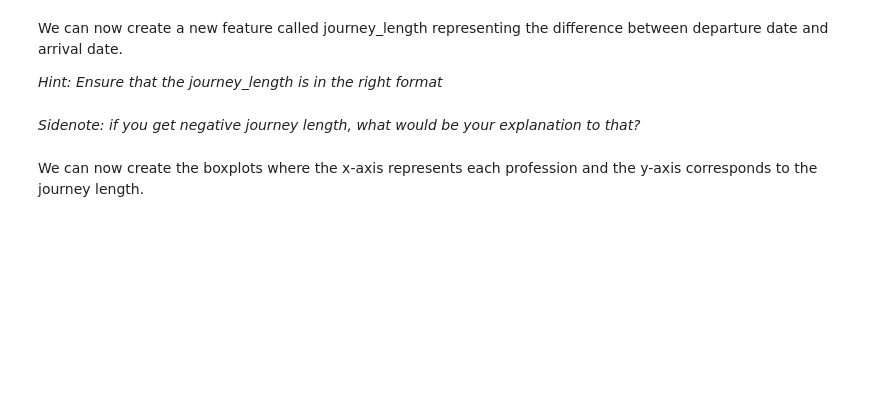
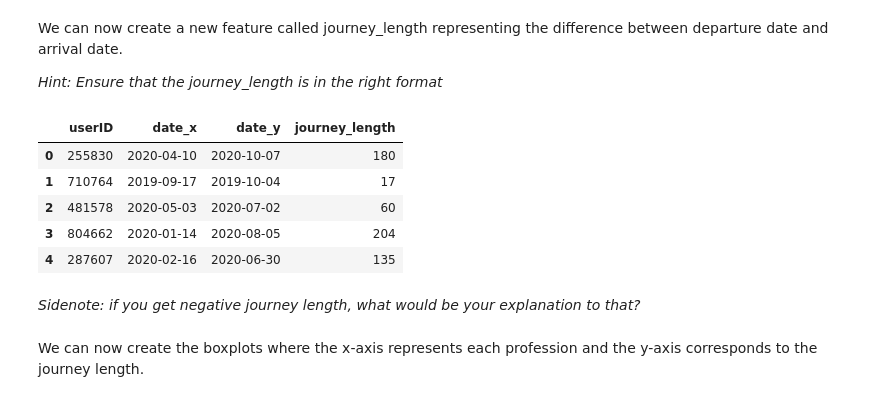
Before and after one commit to mellily/Python-100-Days, a Jupyter notebook: Assignments/Part 1/Assignment_part_1.ipynb, the cells around one changed output. Saved outputs shown, nothing was run; the diff lists cells and outputs as text; code cells hidden in the pictures; blank space fills up the shorter version.

```diff
--- a/Assignments/Part 1/Assignment_part_1.ipynb
+++ b/Assignments/Part 1/Assignment_part_1.ipynb
@@ -353,3 +370,15 @@ We can now create a new feature called journey_length representing the differenc
+# %%
+#Your code here
+combined_arrdep['journey_length'] = combined_arrdep['date_y'] - combined_arrdep['date_x']
+combined_arrdep['journey_length'] = combined_arrdep['journey_length'].dt.days
+combined_arrdep[['userID', 'date_x', 'date_y', 'journey_length']].head()
+# %% [output]
+|  | userID | date_x | date_y | journey_length |
+| 0 | 255830 | 2020-04-10 | 2020-10-07 | 180 |
+| 1 | 710764 | 2019-09-17 | 2019-10-04 | 17 |
+| 2 | 481578 | 2020-05-03 | 2020-07-02 | 60 |
+| 3 | 804662 | 2020-01-14 | 2020-08-05 | 204 |
+| 4 | 287607 | 2020-02-16 | 2020-06-30 | 135 |
 # %% [markdown]
 *Sidenote: if you get negative journey length, what would be your explanation to that?*
 # %% [markdown]
```
Also changed, not shown: parts of 39 cells of this notebook.
